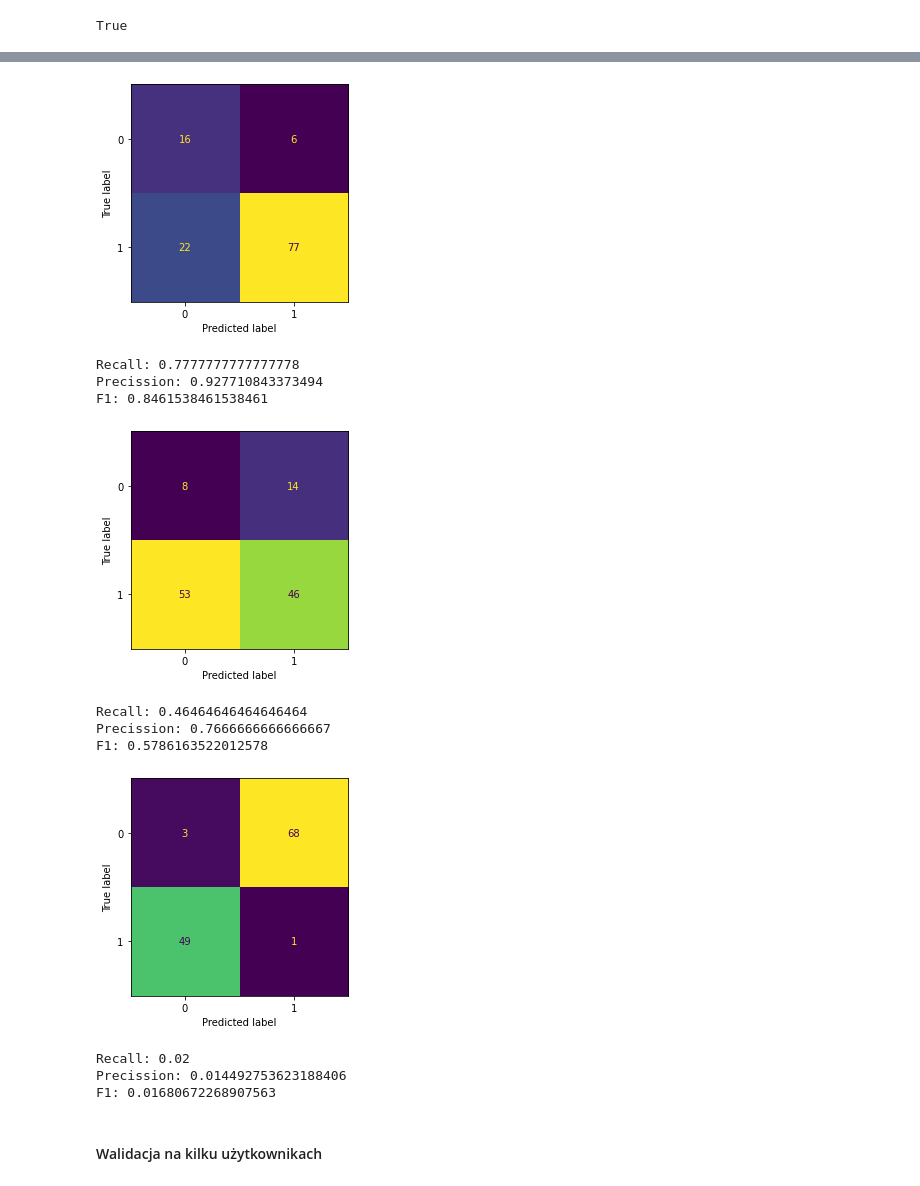
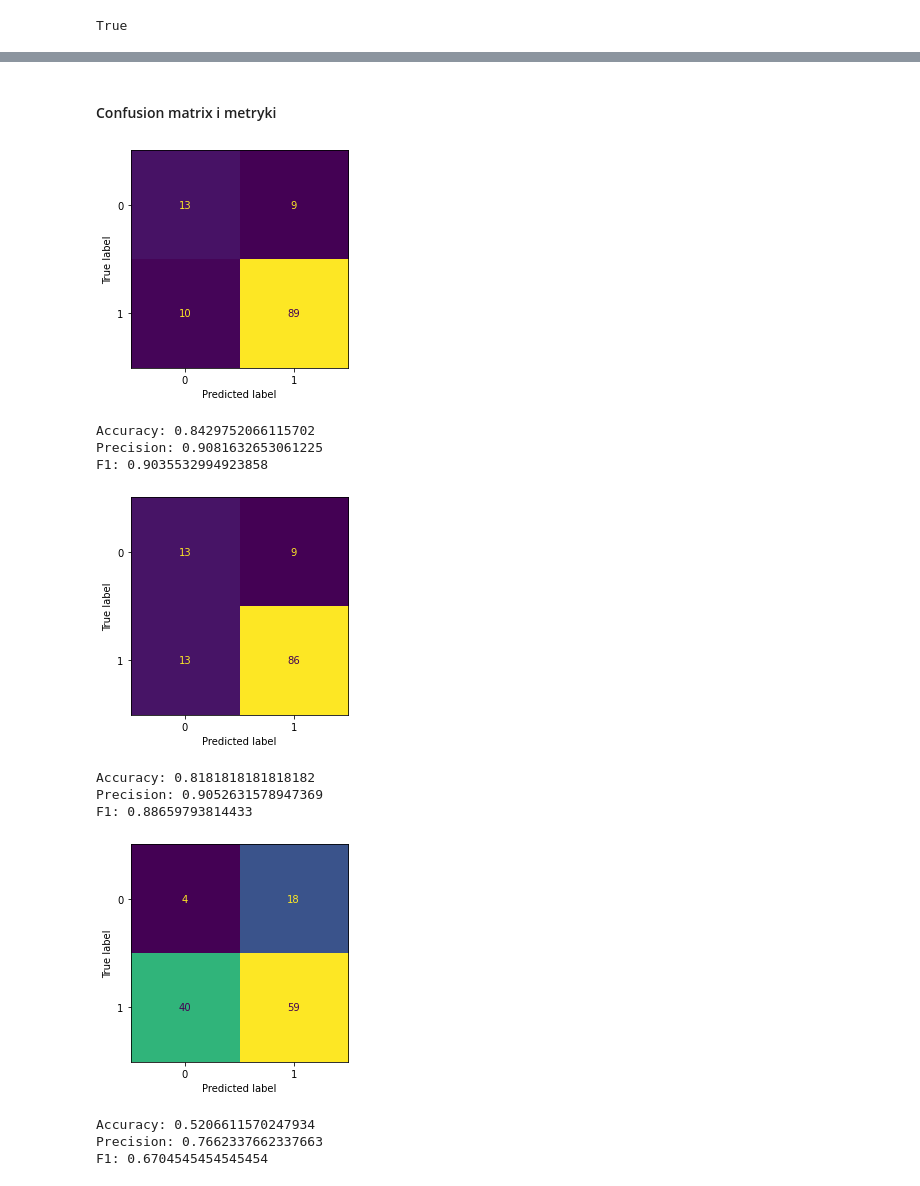
Before and after one commit to hoanganhlinh/WB_Asia_Laura_Pawel, a Jupyter notebook: model1.ipynb, the cells around one changed output, grey strips where cells are left out. Saved outputs shown, nothing was run; the diff lists cells and outputs as text; code cells hidden in the pictures.

```diff
--- a/model1.ipynb
+++ b/model1.ipynb
@@ -343,7 +344,7 @@ def recommend_movies_validation(user_id, movie_id, num_users=10, rating=5):
     X, user_mapper, movie_mapper, user_inv_mapper, movie_inv_mapper = create_matrix(ratings2)
 
     # sposrod powyzszych uzytkownikow wybieramy tych podobnych do naszego
-    similar_ids = find_similar_users(user_id, X, k=num_users)
+    similar_ids = find_similar_users(user_id, X, user_mapper, user_inv_mapper, k=num_users)
 
     # srednie oceny filmow (ocenione przez uzytkowników)
     rates = pd.concat([pd.DataFrame(
@@ -411,4 +412,4 @@ print(rec_20)
 # %%
-rec_100_5 = recommendation_fit(10, 100, 5)
-print(rec_100_5)
+rec_100_4 = recommendation_fit(10, 100, 4)
+print(rec_100_4)
 # %% [output]
@@ -425,3 +424,5 @@ def make_pred_real(data_touple):
+# %% [markdown]
+#### Confusion matrix i metryki
 # %%
 from sklearn.metrics import confusion_matrix, ConfusionMatrixDisplay
 
@@ -430,56 +431,54 @@ def plot_cm(y_true, y_pred):
     cm.plot(colorbar=False)
 
     plt.show()
-# %%
-def lab_recall_score(y_true, y_pred):
-    cm = confusion_matrix(y_true, y_pred)
-    (tn, fn, fp, tp) = (cm[0][0], cm[1][0], cm[0][1], cm[1][1])
-    return tp/(tp+fn)
-
-def lab_precission_score(y_true, y_pred):
-    cm = confusion_matrix(y_true, y_pred)
-    (tn, fn, fp, tp) = (cm[0][0], cm[1][0], cm[0][1], cm[1][1])
-    return tp/(tp+fp)
-
-def lab_f1_score(y_true, y_pred):
-    pre = lab_precission_score(y_true, y_pred)
-    rec = lab_recall_score(y_true, y_pred)
-    return (2*pre*rec)/(pre+rec)
+# %%
+def lab_accuracy_score(y_true, y_pred):
+    cm = confusion_matrix(y_true, y_pred)
+    (tn, fn, fp, tp) = (cm[0][0], cm[1][0], cm[0][1], cm[1][1])
+    return (tp+tn)/(tn+fn+fp+tp)
+
+def lab_precision_score(y_true, y_pred):
+    cm = confusion_matrix(y_true, y_pred)
+    (tn, fn, fp, tp) = (cm[0][0], cm[1][0], cm[0][1], cm[1][1])
+    return tp/(tp+fp)
+
+def lab_f1_score(y_true, y_pred):
+    pre = lab_precision_score(y_true, y_pred)
+    rec = lab_recall_score(y_true, y_pred)
+    return (2*pre*rec)/(pre+rec)
 # %%
 (y_true, y_pred) = make_pred_real(rec_100)
 
 plot_cm(y_true, y_pred)
-print('Recall:', lab_recall_score(y_true, y_pred))
-print('Precission:', lab_precission_score(y_true, y_pred))
+print('Accuracy:', lab_accuracy_score(y_true, y_pred))
+print('Precision:', lab_precision_score(y_true, y_pred))
 print('F1:', lab_f1_score(y_true, y_pred))
 # %% [output]
-[figure, old version]
+[figure, new version]
-Recall: 0.7777777777777778
-Precission: 0.927710843373494
-F1: 0.8461538461538461
+Accuracy: 0.8429752066115702
+Precision: 0.9081632653061225
+F1: 0.9035532994923858
 # %%
 (y_true, y_pred) = make_pred_real(rec_20)
 
 plot_cm(y_true, y_pred)
-print('Recall:', lab_recall_score(y_true, y_pred))
-print('Precission:', lab_precission_score(y_true, y_pred))
+print('Accuracy:', lab_accuracy_score(y_true, y_pred))
+print('Precision:', lab_precision_score(y_true, y_pred))
 print('F1:', lab_f1_score(y_true, y_pred))
 # %% [output]
-[figure, old version]
+[figure, new version]
-Recall: 0.46464646464646464
-Precission: 0.7666666666666667
-F1: 0.5786163522012578
+Accuracy: 0.8181818181818182
+Precision: 0.9052631578947369
+F1: 0.88659793814433
 # %%
-(y_true, y_pred) = make_pred_real(rec_100_5)
+(y_true, y_pred) = make_pred_real(rec_100_4)
 
 plot_cm(y_true, y_pred)
-print('Recall:', lab_recall_score(y_true, y_pred))
-print('Precission:', lab_precission_score(y_true, y_pred))
+print('Accuracy:', lab_accuracy_score(y_true, y_pred))
+print('Precision:', lab_precision_score(y_true, y_pred))
 print('F1:', lab_f1_score(y_true, y_pred))
 # %% [output]
-[figure, old version]
+[figure, new version]
-Recall: 0.02
-Precission: 0.014492753623188406
-F1: 0.01680672268907563
+Accuracy: 0.5206611570247934
+Precision: 0.7662337662337663
+F1: 0.6704545454545454
-# %% [markdown]
-#### Walidacja na kilku użytkownikach
```
Also changed, not shown: parts of 22 cells of this notebook.
